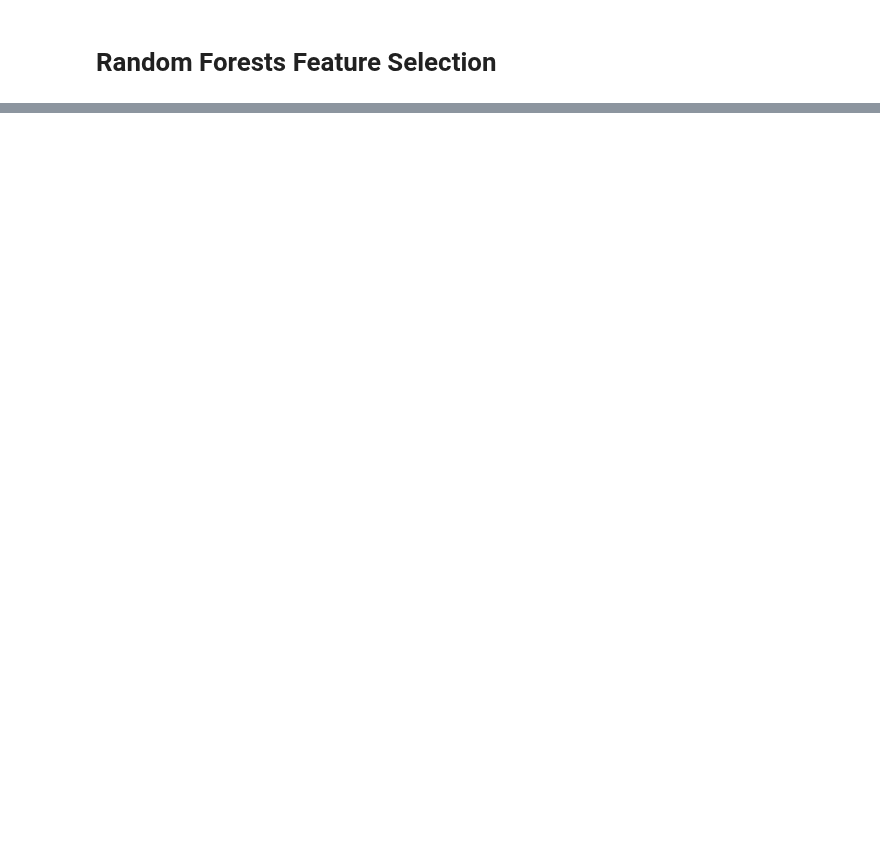
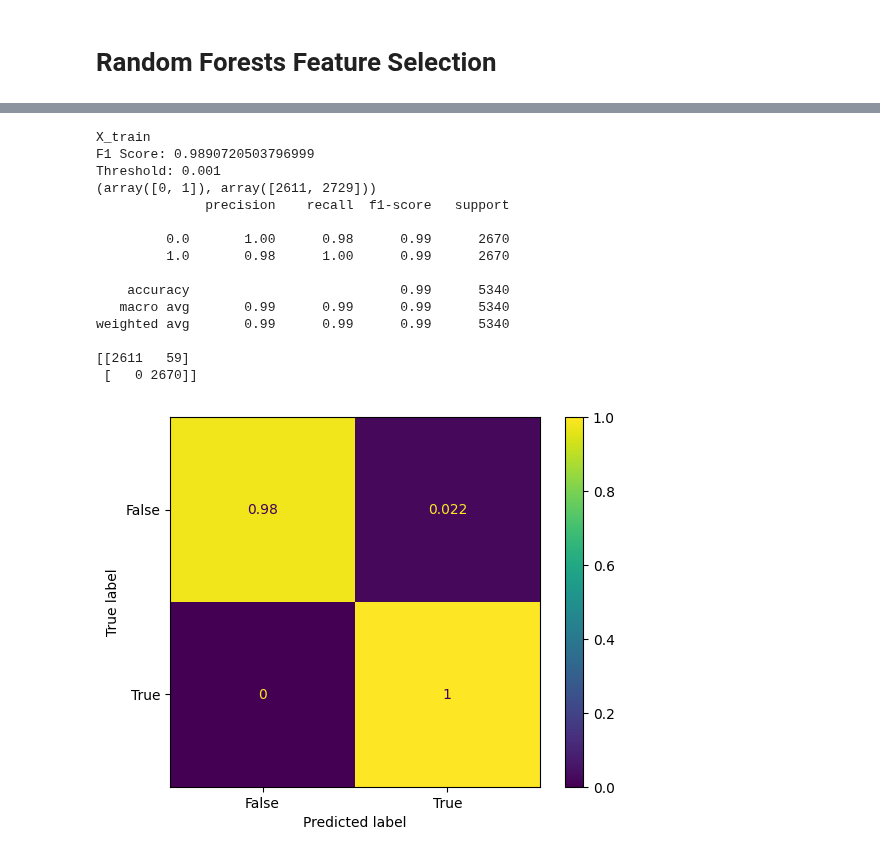
Before and after one commit to ta0a2000t/NASA_Harvest_repo, a Jupyter notebook: Harvest_Event_Detec/harvest_event_detec/nn_model.ipynb, the cells around one changed output, grey strips where cells are left out. Saved outputs shown, nothing was run; the diff lists cells and outputs as text; code cells hidden in the pictures; blank space fills up the shorter version.

```diff
--- a/Harvest_Event_Detec/harvest_event_detec/nn_model.ipynb
+++ b/Harvest_Event_Detec/harvest_event_detec/nn_model.ipynb
@@ -369,0 +376,21 @@ plot_confusion_matrix(y_test, func(y_predict))
+# %%
+print("X_train")
+y_predict = rf.predict(X_train)
+evaluate(X_train, y_train, y_predict)
+# %% [output]
+X_train
+F1 Score: 0.9890720503796999
+Threshold: 0.001
+(array([0, 1]), array([2611, 2729]))
+              precision    recall  f1-score   support
+
+         0.0       1.00      0.98      0.99      2670
+         1.0       0.98      1.00      0.99      2670
+
+    accuracy                           0.99      5340
+   macro avg       0.99      0.99      0.99      5340
+weighted avg       0.99      0.99      0.99      5340
+
+[[2611   59]
+ [   0 2670]]
+[figure, added]
```
Also changed, not shown: parts of 16 cells of this notebook, 1 other file.
